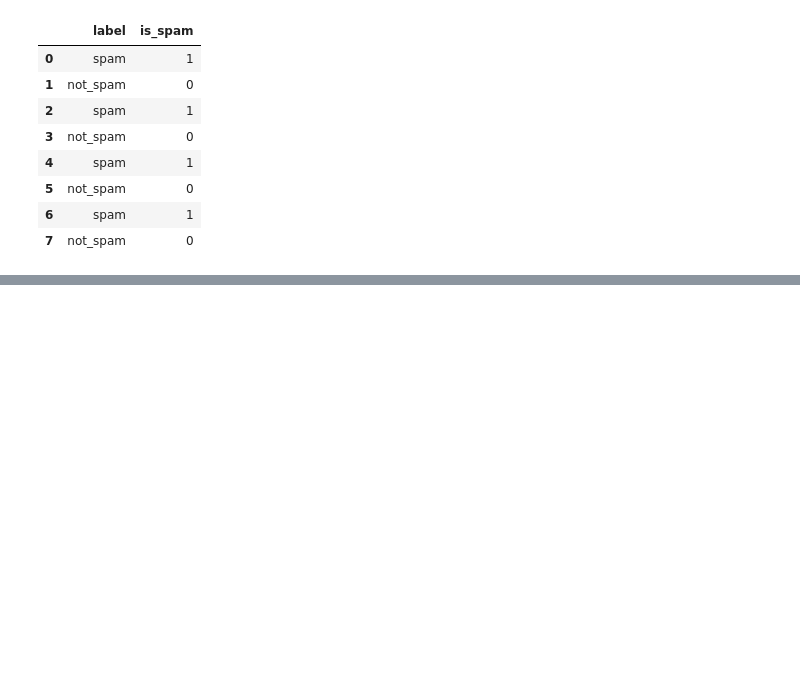
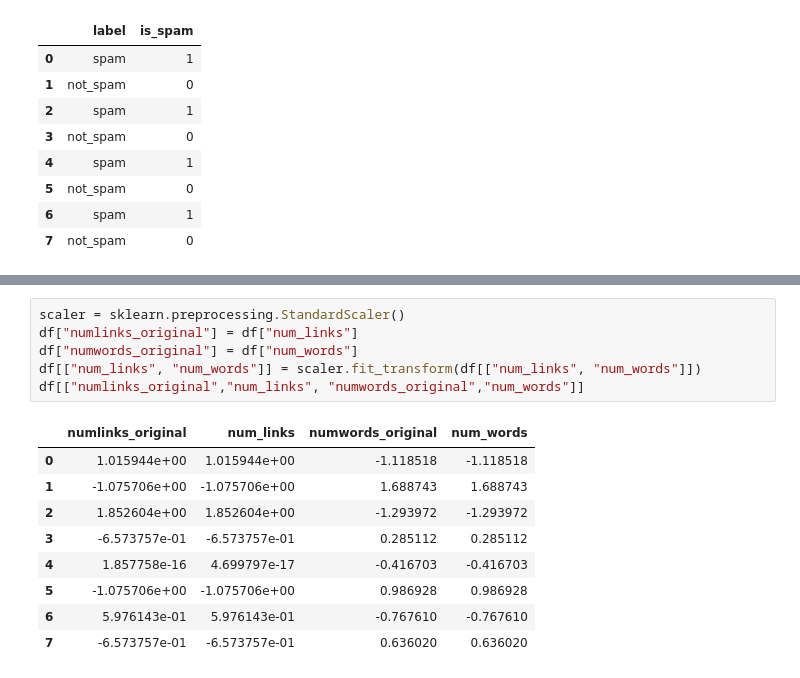
Before and after one commit to Mujeebhussain153/ML-with-Scikit-Learn, a Jupyter notebook: Supervised Learning/Format_your_data.ipynb, the cells around one changed output, grey strips where cells are left out. Saved outputs shown, nothing was run; the diff lists cells and outputs as text; blank space fills up the shorter version.

```diff
--- a/Supervised Learning/Format_your_data.ipynb
+++ b/Supervised Learning/Format_your_data.ipynb
@@ -101,3 +101,19 @@ df
 | 5 | Family photos inside | not_spam | 0.000000 | 100 | 2024-03-08 | 0 | 0 | ... |
 | 6 | Exclusive promo just for you | spam | 4.000000 | 50 | 2024-03-20 | 1 | 0 | ... |
 | 7 | Weekly project status | not_spam | 1.000000 | 90 | 2024-04-01 | 0 | 0 | ... |
+# %%
+scaler = sklearn.preprocessing.StandardScaler()
+df["numlinks_original"] = df["num_links"]
+df["numwords_original"] = df["num_words"]
+df[["num_links", "num_words"]] = scaler.fit_transform(df[["num_links", "num_words"]])
+df[["numlinks_original","num_links", "numwords_original","num_words"]]
+# %% [output]
+|  | numlinks_original | num_links | numwords_original | num_words |
+| 0 | 1.015944e+00 | 1.015944e+00 | -1.118518 | -1.118518 |
+| 1 | -1.075706e+00 | -1.075706e+00 | 1.688743 | 1.688743 |
+| 2 | 1.852604e+00 | 1.852604e+00 | -1.293972 | -1.293972 |
+| 3 | -6.573757e-01 | -6.573757e-01 | 0.285112 | 0.285112 |
+| 4 | 1.857758e-16 | 4.699797e-17 | -0.416703 | -0.416703 |
+| 5 | -1.075706e+00 | -1.075706e+00 | 0.986928 | 0.986928 |
+| 6 | 5.976143e-01 | 5.976143e-01 | -0.767610 | -0.767610 |
+| 7 | -6.573757e-01 | -6.573757e-01 | 0.636020 | 0.636020 |
```
Also changed, not shown: parts of 2 cells of this notebook, 3 other files.
